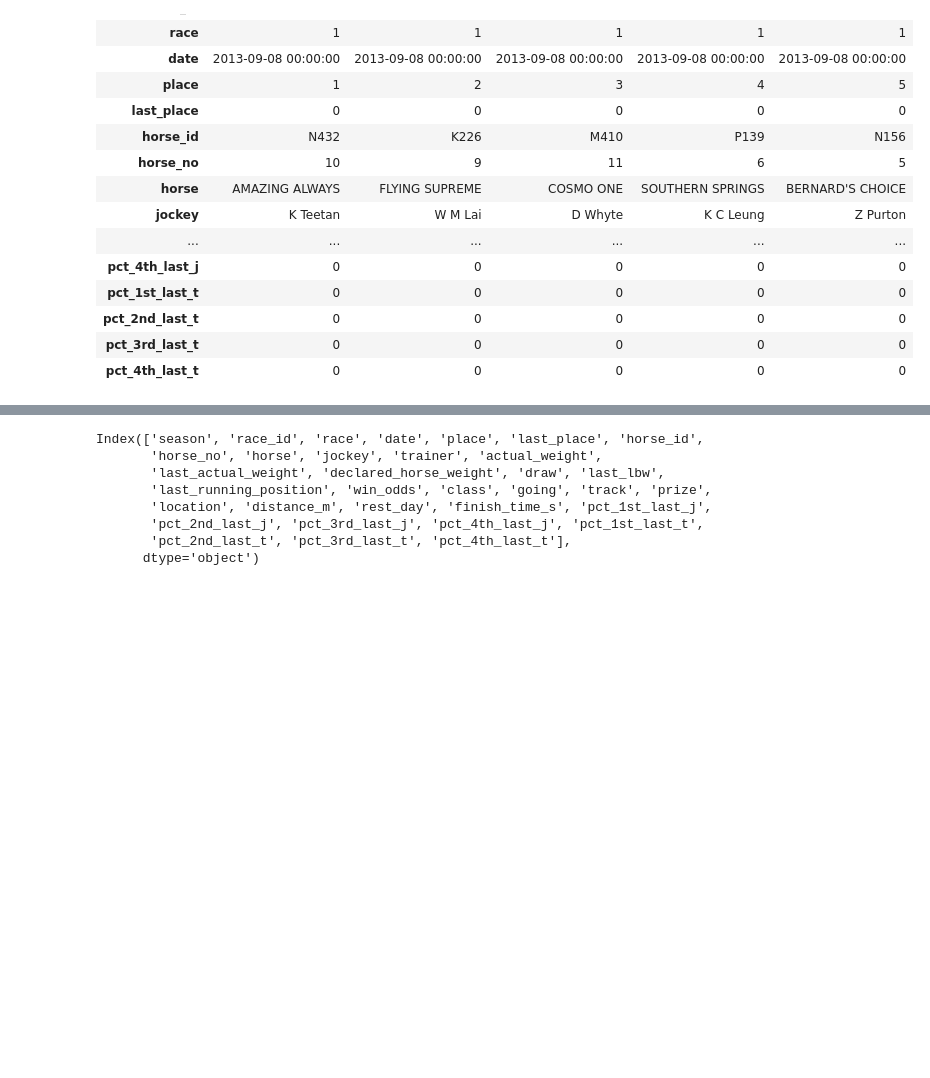
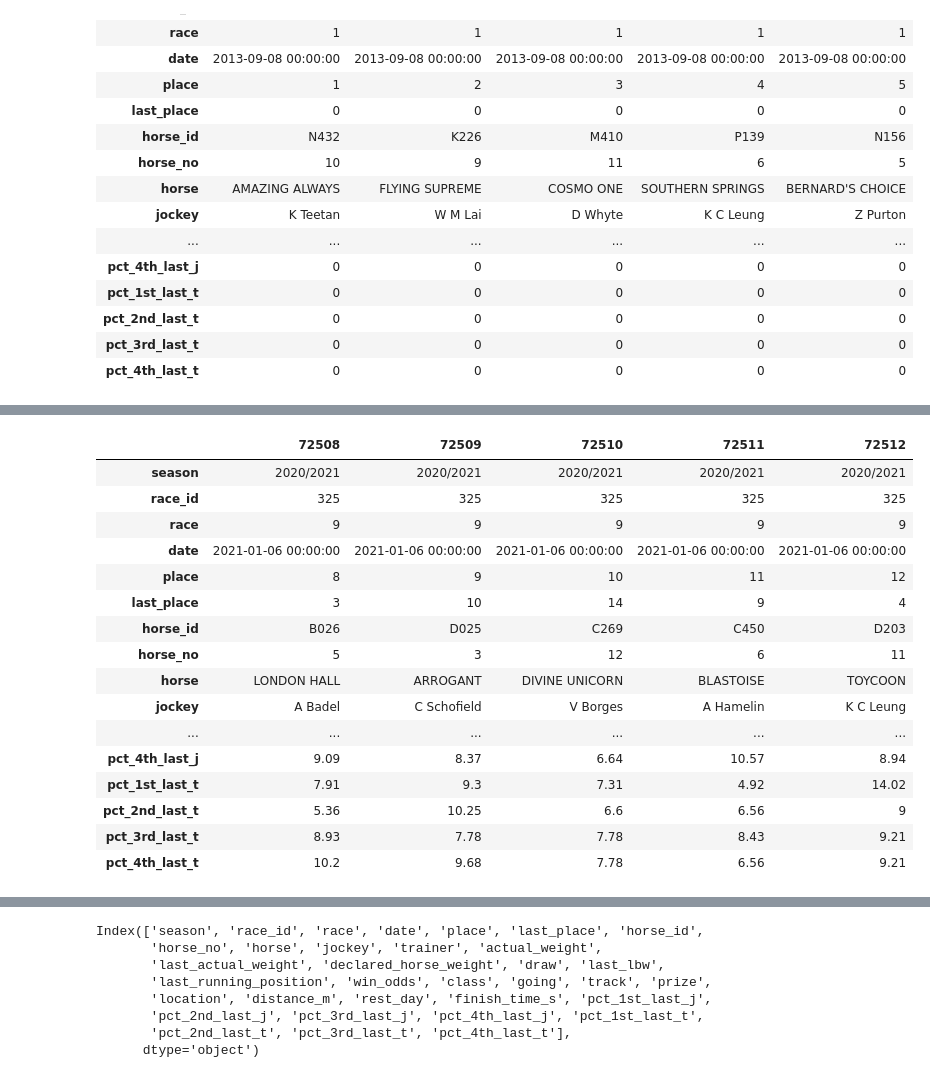
Before and after one commit to heodi510/hk-horse-racing, a Jupyter notebook: nbs/data_cleaning.ipynb, the cells around one changed output, grey strips where cells are left out. Saved outputs shown, nothing was run; the diff lists cells and outputs as text; code cells hidden in the pictures; blank space fills up the shorter version.

```diff
--- a/nbs/data_cleaning.ipynb
+++ b/nbs/data_cleaning.ipynb
@@ -531,5 +537,25 @@ df_train
 # %%
 df_test.to_csv('../data/test/test.csv')
+# %%
+df_test.tail().T
+# %% [output]
+|  | 72508 | 72509 | 72510 | 72511 | 72512 |
+| season | 2020/2021 | 2020/2021 | 2020/2021 | 2020/2021 | 2020/2021 |
+| race_id | 325 | 325 | 325 | 325 | 325 |
+| race | 9 | 9 | 9 | 9 | 9 |
+| date | 2021-01-06 00:00:00 | 2021-01-06 00:00:00 | 2021-01-06 00:00:00 | 2021-01-06 00:00:00 | 2021-01-06 00:00:00 |
+| place | 8 | 9 | 10 | 11 | 12 |
+| last_place | 3 | 10 | 14 | 9 | 4 |
+| horse_id | B026 | D025 | C269 | C450 | D203 |
+| horse_no | 5 | 3 | 12 | 6 | 11 |
+| horse | LONDON HALL | ARROGANT | DIVINE UNICORN | BLASTOISE | TOYCOON |
+| jockey | A Badel | C Schofield | V Borges | A Hamelin | K C Leung |
+| ... | ... | ... | ... | ... | ... |
+| pct_4th_last_j | 9.09 | 8.37 | 6.64 | 10.57 | 8.94 |
+| pct_1st_last_t | 7.91 | 9.3 | 7.31 | 4.92 | 14.02 |
+| pct_2nd_last_t | 5.36 | 10.25 | 6.6 | 6.56 | 9 |
+| pct_3rd_last_t | 8.93 | 7.78 | 7.78 | 8.43 | 9.21 |
+| pct_4th_last_t | 10.2 | 9.68 | 7.78 | 6.56 | 9.21 |
 # %%
 df_test.head().T
 # %% [output]
```
Also changed, not shown: parts of 18 cells of this notebook, 49 other files.
